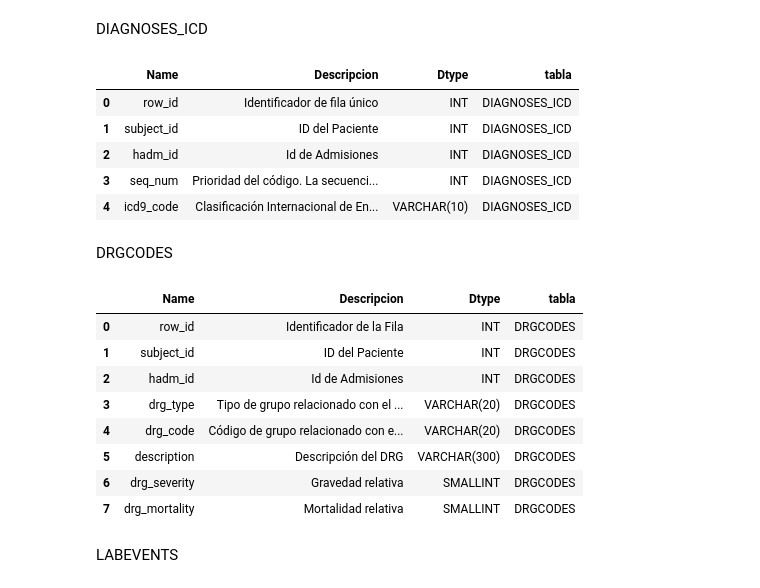
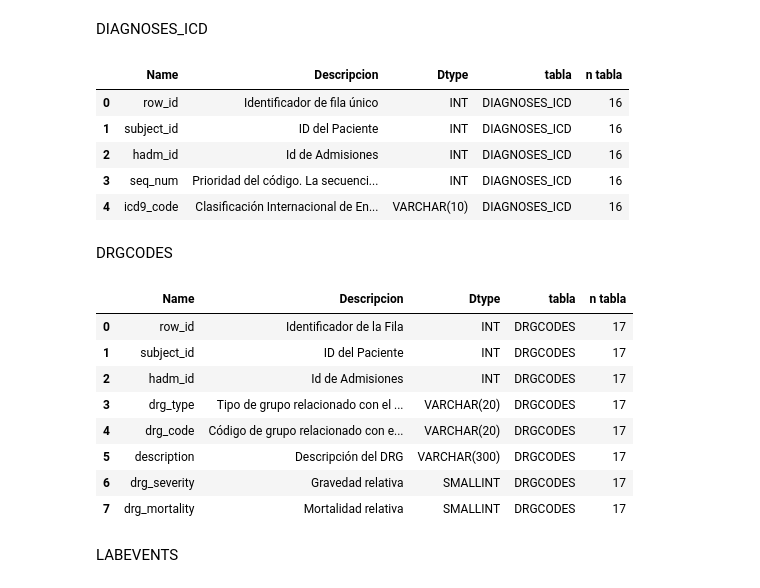
Before and after one commit to espadaone/PF_UCI-, a Jupyter notebook: Diccionario_Datos/DIC-tablas_16_20.ipynb, the cells around one changed output. Cells and saved outputs as stored; diff of their text form; code cells hidden in the pictures.

```diff
--- a/Diccionario_Datos/DIC-tablas_16_20.ipynb
+++ b/Diccionario_Datos/DIC-tablas_16_20.ipynb
@@ -34,50 +34,54 @@ DIAGNOSES_ICD_dtype = ['INT','INT','INT','INT','VARCHAR(10)']
 DIAGNOSES_ICD_columnas['Dtype'] = DIAGNOSES_ICD_dtype
 # Agregamos nombre de columna
 DIAGNOSES_ICD_columnas['tabla'] = 'DIAGNOSES_ICD'
+# Agregamos número de columna
+DIAGNOSES_ICD_columnas['n tabla'] = 16
 #Print el resultado
 DIAGNOSES_ICD_columnas
 # %% [output]
-|  | Name | Descripcion | Dtype | tabla |
-| 0 | row_id | Identificador de fila único | INT | DIAGNOSES_ICD |
-| 1 | subject_id | ID del Paciente | INT | DIAGNOSES_ICD |
-| 2 | hadm_id | Id de Admisiones | INT | DIAGNOSES_ICD |
-| 3 | seq_num | Prioridad del código. La secuenci... | INT | DIAGNOSES_ICD |
-| 4 | icd9_code | Clasificación Internacional de En... | VARCHAR(10) | DIAGNOSES_ICD |
+|  | Name | Descripcion | Dtype | tabla | n tabla |
+| 0 | row_id | Identificador de fila único | INT | DIAGNOSES_ICD | 16 |
+| 1 | subject_id | ID del Paciente | INT | DIAGNOSES_ICD | 16 |
+| 2 | hadm_id | Id de Admisiones | INT | DIAGNOSES_ICD | 16 |
+| 3 | seq_num | Prioridad del código. La secuenci... | INT | DIAGNOSES_ICD | 16 |
+| 4 | icd9_code | Clasificación Internacional de En... | VARCHAR(10) | DIAGNOSES_ICD | 16 |
 # %% [markdown]
 DRGCODES
 # %%
 # Extraemos los nombres ombres de columnas en una lista
 DRGCODES_NAMES = list(DRGCODES.columns.values)
 # Descripcion de columnas
 DRGCODES_DESCRIPCIÓN = ['Identificador de la Fila',
                         'ID del Paciente',
                         'Id de Admisiones',
                         'Tipo de grupo relacionado con el diagnóstico',
                         'Código de grupo relacionado con el diagnóstico',
                         'Descripción del DRG',
                         'Gravedad relativa',
                         'Mortalidad relativa']
 # Unimos la lista con nombres de columnas y la descripcion de cada columna
 DRGCODES_ND= dict(zip(DRGCODES_NAMES,DRGCODES_DESCRIPCIÓN))
 # Creamos el df
 DRGCODES_columnas = pd.DataFrame([[key, DRGCODES_ND[key]] for key in DRGCODES_ND.keys()], columns=['Name', 'Descripcion'])
 # Tipo de dato de cada columna
 DRGCODES_dtype = ['INT','INT','INT','VARCHAR(20)','VARCHAR(20)','VARCHAR(300)','SMALLINT','SMALLINT']
 # Agregamos el tipo de dato
 DRGCODES_columnas['Dtype'] = DRGCODES_dtype
 # Agregamos nombre de columna
 DRGCODES_columnas['tabla'] = 'DRGCODES'
+# Agregamos número de columna
+DRGCODES_columnas['n tabla'] = 17
 #Print el resultado
 DRGCODES_columnas
 # %% [output]
-|  | Name | Descripcion | Dtype | tabla |
-| 0 | row_id | Identificador de la Fila | INT | DRGCODES |
-| 1 | subject_id | ID del Paciente | INT | DRGCODES |
-| 2 | hadm_id | Id de Admisiones | INT | DRGCODES |
-| 3 | drg_type | Tipo de grupo relacionado con el ... | VARCHAR(20) | DRGCODES |
-| 4 | drg_code | Código de grupo relacionado con e... | VARCHAR(20) | DRGCODES |
-| 5 | description | Descripción del DRG | VARCHAR(300) | DRGCODES |
-| 6 | drg_severity | Gravedad relativa | SMALLINT | DRGCODES |
-| 7 | drg_mortality | Mortalidad relativa | SMALLINT | DRGCODES |
+|  | Name | Descripcion | Dtype | tabla | n tabla |
+| 0 | row_id | Identificador de la Fila | INT | DRGCODES | 17 |
+| 1 | subject_id | ID del Paciente | INT | DRGCODES | 17 |
+| 2 | hadm_id | Id de Admisiones | INT | DRGCODES | 17 |
+| 3 | drg_type | Tipo de grupo relacionado con el ... | VARCHAR(20) | DRGCODES | 17 |
+| 4 | drg_code | Código de grupo relacionado con e... | VARCHAR(20) | DRGCODES | 17 |
+| 5 | description | Descripción del DRG | VARCHAR(300) | DRGCODES | 17 |
+| 6 | drg_severity | Gravedad relativa | SMALLINT | DRGCODES | 17 |
+| 7 | drg_mortality | Mortalidad relativa | SMALLINT | DRGCODES | 17 |
 # %% [markdown]
 LABEVENTS
```
Also changed, not shown: parts of 8 cells of this notebook, 1 other file.
